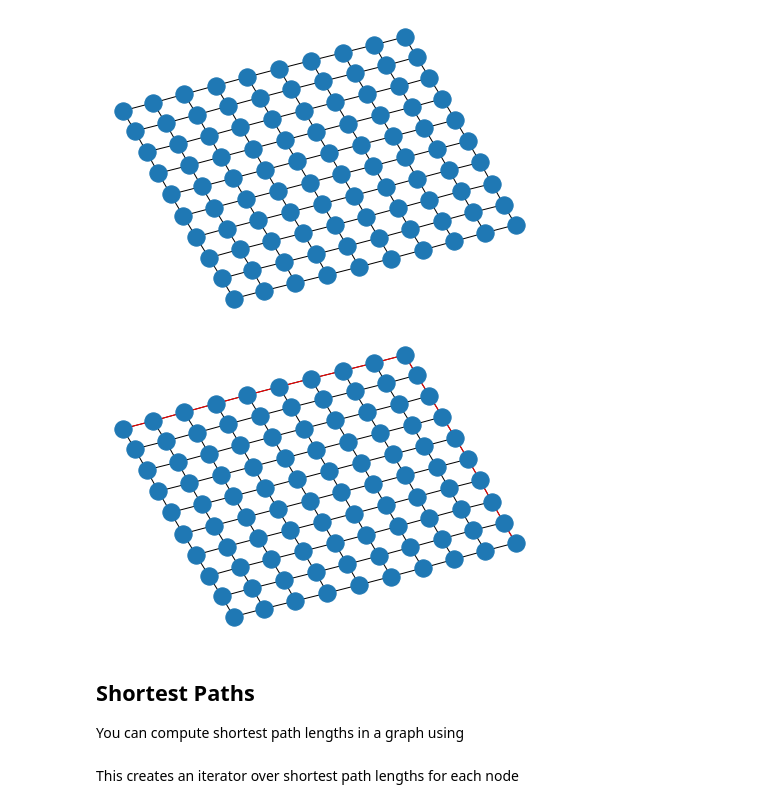
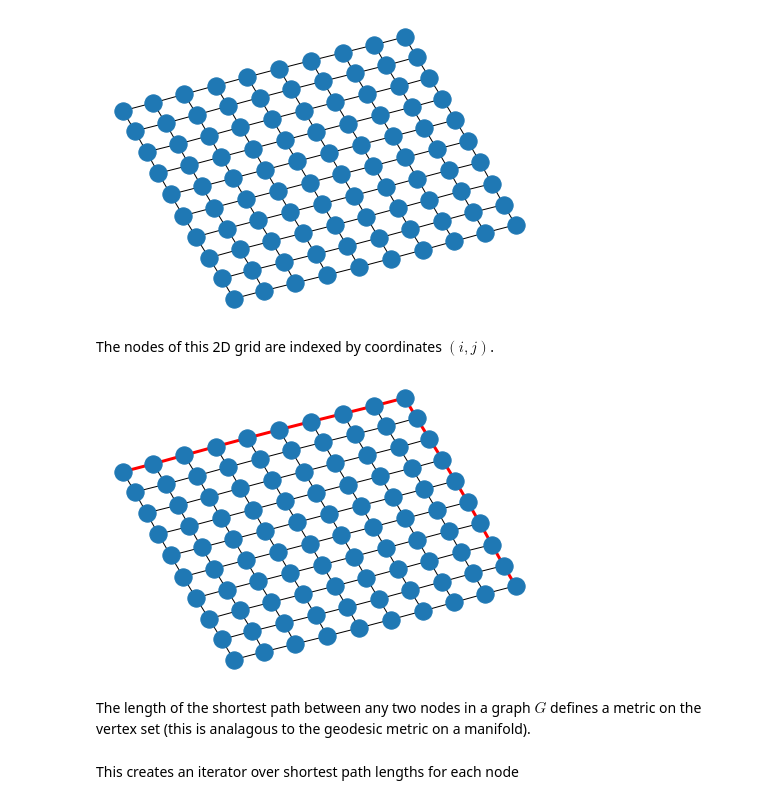
Before and after one commit to caam37830/book, a Jupyter notebook: 05_graphs/networkx.ipynb, the cells around one changed output. Saved outputs shown, nothing was run; the diff lists cells and outputs as text; code cells hidden in the pictures.

```diff
--- a/05_graphs/networkx.ipynb
+++ b/05_graphs/networkx.ipynb
@@ -85,18 +168,18 @@ pos = nx.kamada_kawai_layout(G)
 nx.draw(G, pos)
 # %% [output]
 [figure]
+# %% [markdown]
+The nodes of this 2D grid are indexed by coordinates $(i,j)$.
 # %%
 p = nx.shortest_path(G, (0,0), (9,9))
 elist = [[p[i], p[i+1]] for i in range(len(p)-1)]
 nx.draw(G, pos)
-nx.draw_networkx_edges(G, pos, elist, edge_color='r')
+nx.draw_networkx_edges(G, pos, elist, edge_color='r', width=3.0)
 plt.show()
 # %% [output]
-[figure, old version]
+[figure, new version]
-# %% [markdown]
-## Shortest Paths
-
-You can compute shortest path lengths in a graph using
+# %% [markdown]
+The length of the shortest path between any two nodes in a graph $G$ defines a metric on the vertex set (this is analagous to the geodesic metric on a manifold).
 # %%
 dists = nx.shortest_path_length(G)
 # %% [markdown]
```
Also changed, not shown: parts of 44 cells of this notebook, 20 other files.
